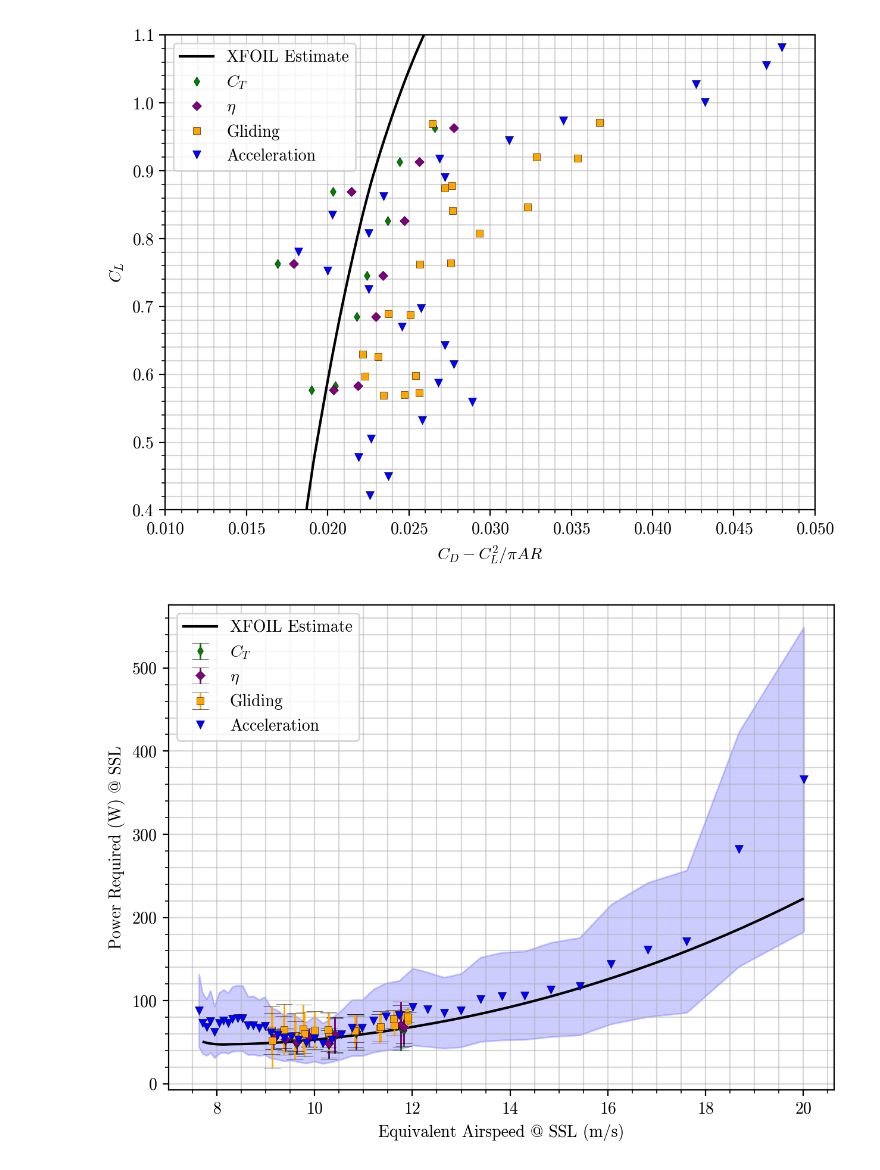
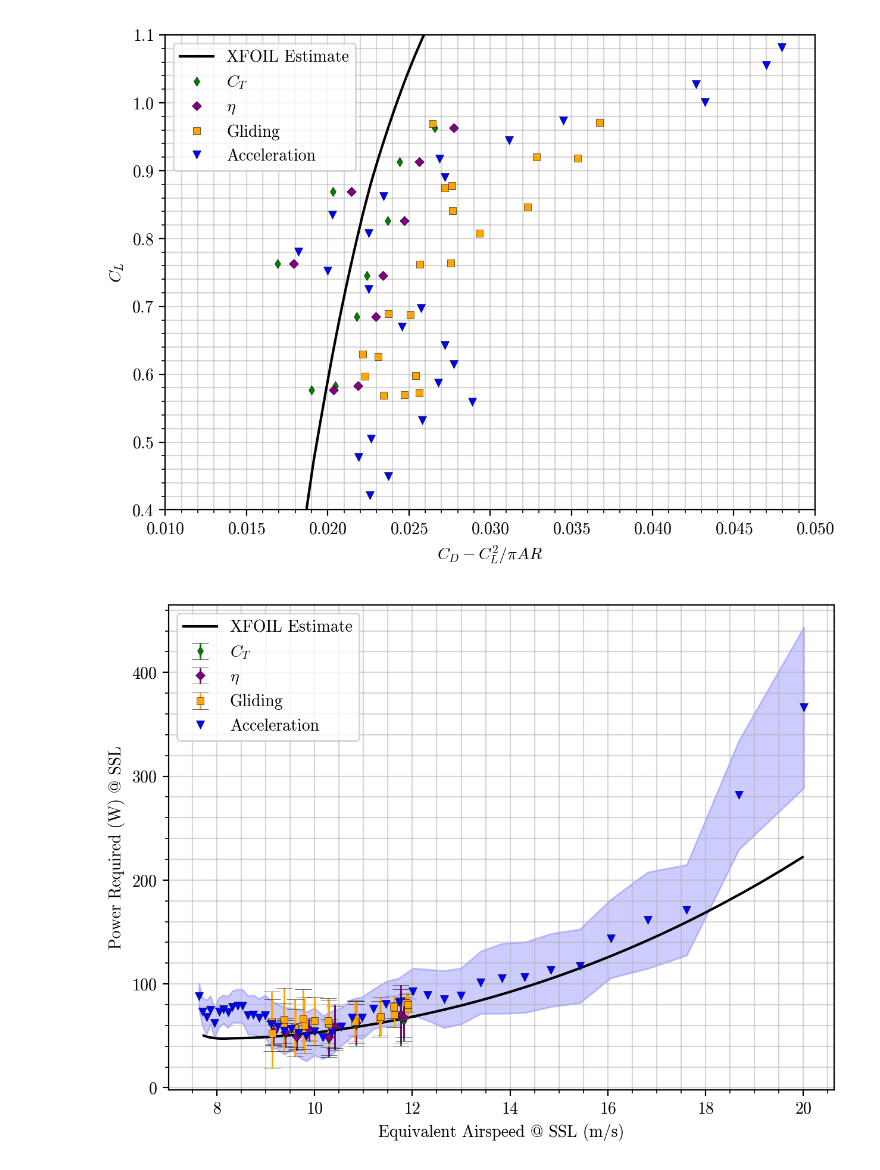
Before and after one commit to wkemp-edu/ArduPilot_AnalysisSuite, a Jupyter notebook: Investigations/13_PlottingNExport_Visualization/2023-07-14_Comparison_2022Polars.ipynb, the cells around one changed output. Drawn from its saved outputs; the diff is of its cells as text; code cells hidden in the pictures.

```diff
--- a/Investigations/13_PlottingNExport_Visualization/2023-07-14_Comparison_2022Polars.ipynb
+++ b/Investigations/13_PlottingNExport_Visualization/2023-07-14_Comparison_2022Polars.ipynb
@@ -209,32 +209,32 @@ plt.show()
 # %%
 # Getting Power Required from CL, CD
 [Preq_ct, EAS_ct] = cl_finders.rawpolar2preqew(createv, ct_cruise_segresult_june15.ave_polar.CL , ct_cruise_segresult_june15.ave_polar.CD)
 [Preq_eta, EAS_eta] = cl_finders.rawpolar2preqew(createv, eta_cruise_segresult_june15.ave_polar.CL, eta_cruise_segresult_june15.ave_polar.CD)
 [Preq_glide, EAS_glide] = cl_finders.rawpolar2preqew(createv, descent_segresult_june15.ave_polar.CL, descent_segresult_june15.ave_polar.CD)
 [Preq_acc, EAS_acc] = cl_finders.rawpolar2preqew(createv, acceleration_binresult_2023_fl2.ave_polar.CL, acceleration_binresult_2023_fl2.ave_polar.CD)
 
 [Preq_XFLR5, EAS_XFLR5] = cl_finders.rawpolar2preqew(createv, build_turbulent.CL, build_turbulent.CD)
 
 # print(eta_cruise_segresult_june15.ave_polar.CD)
 # print(eta_cruise_segresult_june15.ave_polar.CL)
 
 # print(Preq_eta)
 # print(EAS_eta)
 
 fig_preq = plt.figure(dpi=200)
 
 plt.plot(EAS_XFLR5, Preq_XFLR5, linestyle='solid', color='black', marker='', label='XFOIL Estimate')
 
 plt.errorbar(EAS_ct, Preq_ct, yerr=ct_cruise_segresult_june15.std_polar.CD * (0.5 * 1.225 * EAS_ct**3 * createv.area), linestyle='', marker='d', color='green', elinewidth=1, capsize=5, label="$C_T$")
 plt.errorbar(EAS_eta, Preq_eta, yerr=eta_cruise_segresult_june15.std_polar.CD * (0.5 * 1.225 * EAS_eta**3 * createv.area), linestyle='', marker='D', color='purple', elinewidth=1, capsize=5, label="$\eta$")
 plt.errorbar(EAS_glide, Preq_glide, yerr=descent_segresult_june15.std_polar.CD * (0.5 * 1.225 * EAS_glide**3 * createv.area), linestyle='', marker='s', color='orange', elinewidth=1, capsize=5, label="Gliding")
 plt.errorbar(EAS_acc, Preq_acc, marker='v', linestyle='', markersize=5, color='blue', label="Acceleration")
-plt.fill_between(EAS_acc, Preq_acc - ((acceleration_binresult_2023_fl2.ave_polar.CD * (0.5 * 1.225 * EAS_acc**3 * createv.area)) / 2), Preq_acc + ((acceleration_binresult_2023_fl2.ave_polar.CD * (0.5 * 1.225 * EAS_acc**3 * createv.area)) / 2), color='blue', alpha=0.2)
+plt.fill_between(EAS_acc, Preq_acc - ((acceleration_binresult_2023_fl2.std_polar.CD * (0.5 * 1.225 * EAS_acc**3 * createv.area)) / 2), Preq_acc + ((acceleration_binresult_2023_fl2.std_polar.CD * (0.5 * 1.225 * EAS_acc**3 * createv.area)) / 2), color='blue', alpha=0.2)
 
 plt.xlim
 plt.legend(loc='upper left')
 plt.xlabel("Equivalent Airspeed @ SSL (m/s)")
 plt.ylabel("Power Required (W) @ SSL")
 plt.show()
 # %% [output]
-[figure, old version]
+[figure, new version]
```
Also changed, not shown: 7 other files.
